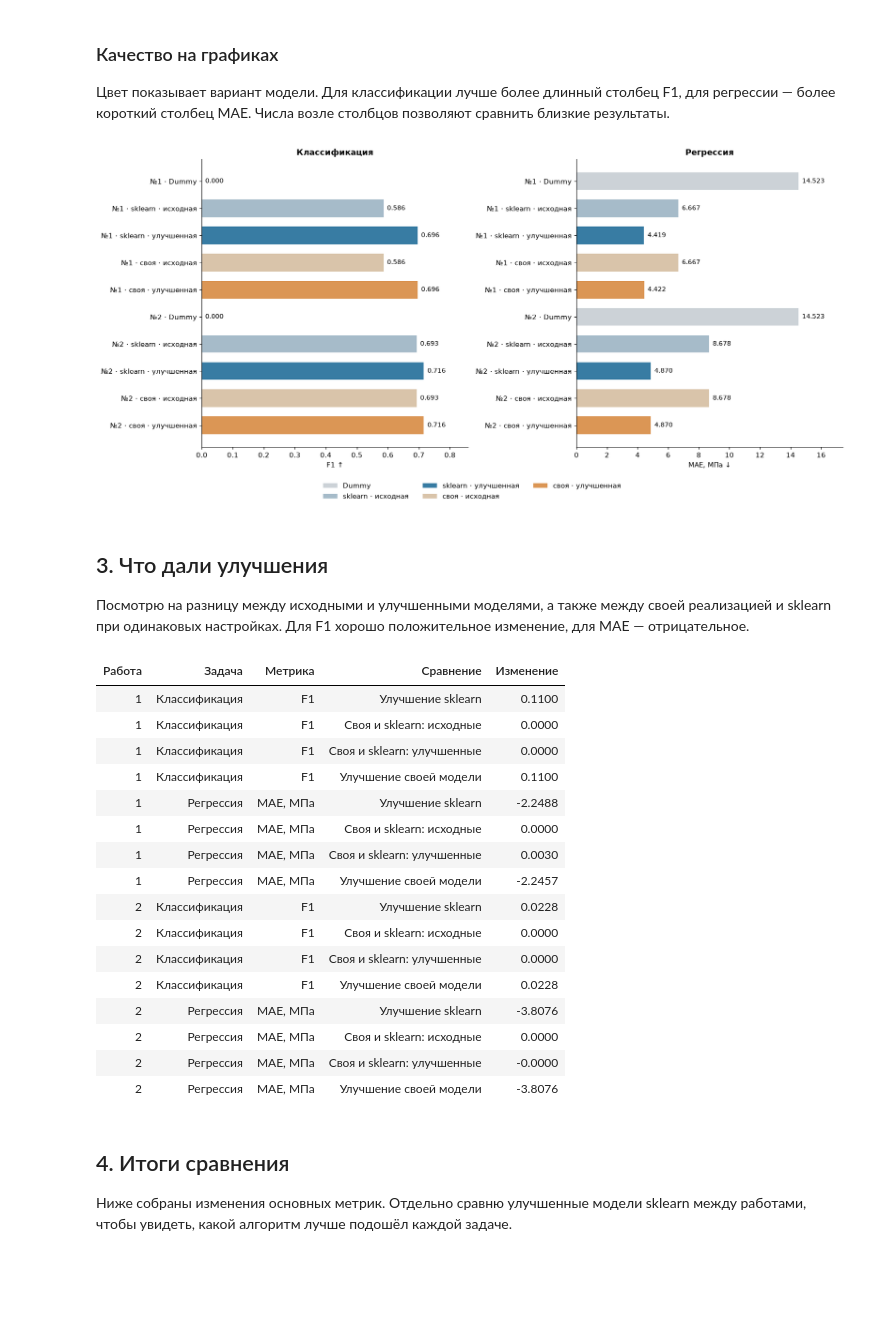
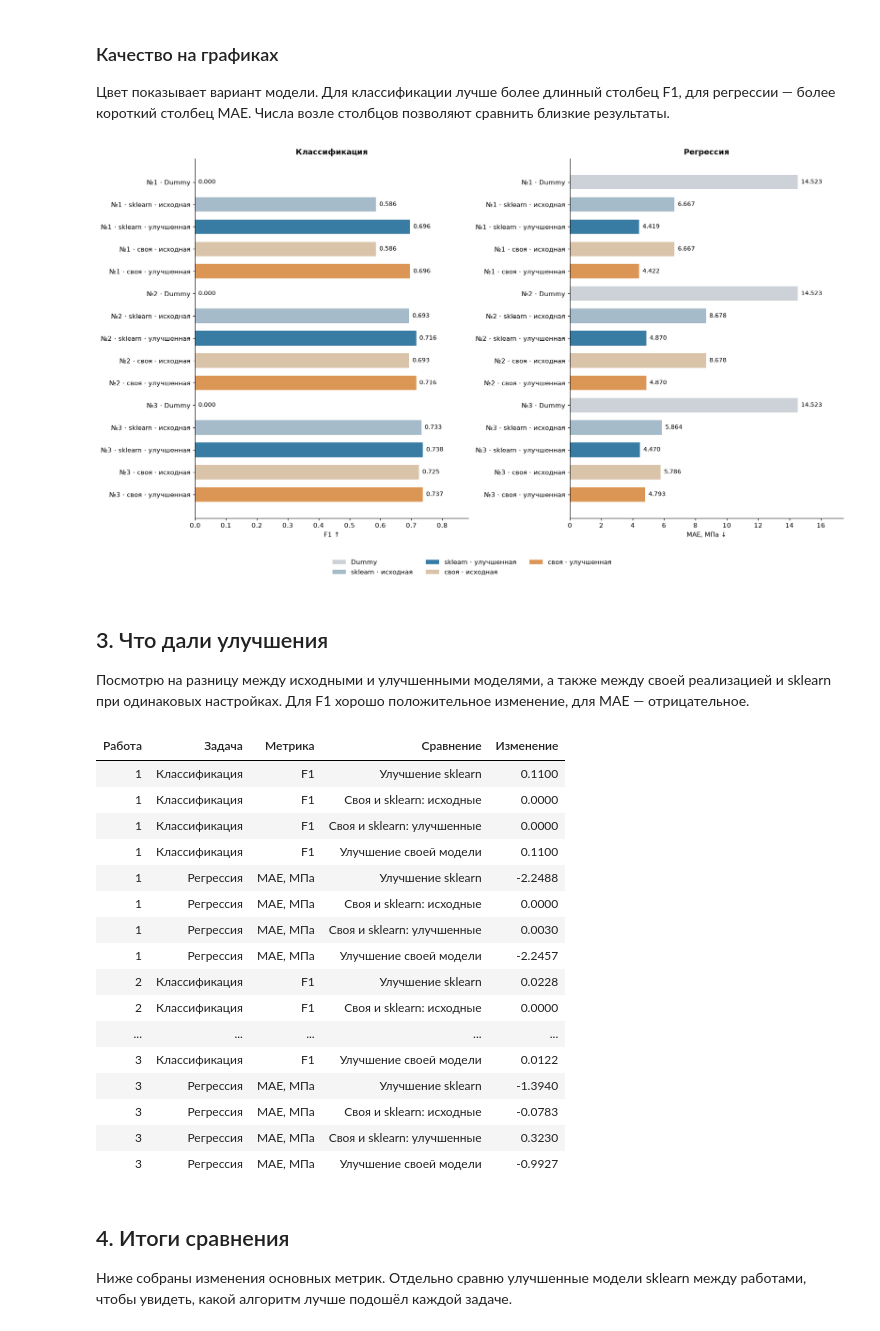
Before and after one commit to sergey162/AI-Frameworks, a Jupyter notebook: comparison.ipynb, the cells around one changed output. Cells and saved outputs as stored; diff of their text form; code cells hidden in the pictures; blank space fills up the shorter version.

```diff
--- a/comparison.ipynb
+++ b/comparison.ipynb
@@ -182,6 +190,15 @@ for task, group in results.groupby("task"):
     columns += ["fit_seconds", "predict_seconds"]
     print(TASK_NAMES[task])
     show_table(group[columns].sort_values(score, ascending=task != "classification").round(5))
+# Точные настройки третьей работы читаются из сохранённого протокола.
+import json
+protocol_path = ROOT / "lab_3" / "results" / "protocol.json"
+if protocol_path.exists():
+    tree_protocol = json.loads(protocol_path.read_text())
+    settings = [{"task": task, "representation": config["mode"], **config["params"],
+                 "CV-score (F1 / −MAE)": config["cv_score"]}
+                for task, config in tree_protocol["selected"].items()]
+    show_table(pd.DataFrame(settings), "Выбранные настройки CART (№3)")
 # %% [output]
 Классификация
 |  | Работа | Алгоритм | Модель | F1 ↑ | Precision | Recall | Balanced accuracy | Accuracy | ROC-AUC | ... |
@@ -216,23 +247,23 @@ for task, group in results.groupby("task"):
 # %%
 # Цвета вариантов одинаковы на обоих графиках.
 from matplotlib.patches import Patch
 colors = {"dummy": "#ccd2d7", "sklearn_baseline": "#a6bbc9", "sklearn_improved": "#387ca3",
           "custom_baseline": "#d9c4aa", "custom_improved": "#db9655"}
-fig, axes = plt.subplots(1, 2, figsize=(15, 7))
+fig, axes = plt.subplots(1, 2, figsize=(16, max(7, results.lab.nunique() * 3)))
 for ax, task, score in zip(axes, ["classification", "regression"], ["f1", "mae"]):
     group = results[results.task == task].copy()
     labels = [f"№{row.lab} · {MODEL_NAMES.get(row.model, row.model)}" for row in group.itertuples()]
     bars = ax.barh(labels, group[score], color=[colors.get(name, "#387ca3") for name in group.model], height=.65)
     ax.bar_label(bars, fmt="%.3f", padding=5, fontsize=9)
     ax.set(title=TASK_NAMES[task], xlabel="F1 ↑" if score == "f1" else "MAE, МПа ↓")
     ax.set_xlim(0, group[score].max() * 1.20)
     ax.invert_yaxis()
 fig.legend(handles=[Patch(facecolor=color, label=MODEL_NAMES[name]) for name, color in colors.items()],
            loc="lower center", ncol=3, frameon=False, bbox_to_anchor=(.5, -.035))
 plt.tight_layout(rect=(0, .05, 1, 1))
 plt.show()
 # %% [output]
-[figure, old version]
+[figure, new version]
 # %% [markdown]
 ## 3. Что дали улучшения
 
@@ -266,12 +297,12 @@ show_table(pd.DataFrame(deltas))
 | 1 | Регрессия | MAE, МПа | Улучшение своей модели | -2.2457 |
 | 2 | Классификация | F1 | Улучшение sklearn | 0.0228 |
 | 2 | Классификация | F1 | Своя и sklearn: исходные | 0.0000 |
-| 2 | Классификация | F1 | Своя и sklearn: улучшенные | 0.0000 |
-| 2 | Классификация | F1 | Улучшение своей модели | 0.0228 |
-| 2 | Регрессия | MAE, МПа | Улучшение sklearn | -3.8076 |
-| 2 | Регрессия | MAE, МПа | Своя и sklearn: исходные | 0.0000 |
-| 2 | Регрессия | MAE, МПа | Своя и sklearn: улучшенные | -0.0000 |
-| 2 | Регрессия | MAE, МПа | Улучшение своей модели | -3.8076 |
+| ... | ... | ... | ... | ... |
+| 3 | Классификация | F1 | Улучшение своей модели | 0.0122 |
+| 3 | Регрессия | MAE, МПа | Улучшение sklearn | -1.3940 |
+| 3 | Регрессия | MAE, МПа | Своя и sklearn: исходные | -0.0783 |
+| 3 | Регрессия | MAE, МПа | Своя и sklearn: улучшенные | 0.3230 |
+| 3 | Регрессия | MAE, МПа | Улучшение своей модели | -0.9927 |
 # %% [markdown]
 ## 4. Итоги сравнения
 
```
Also changed, not shown: parts of 8 cells of this notebook, 33 other files.
